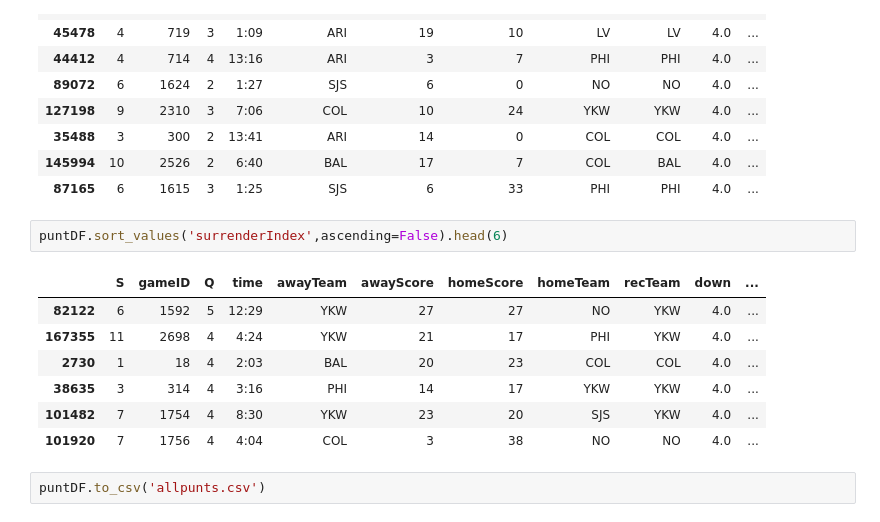
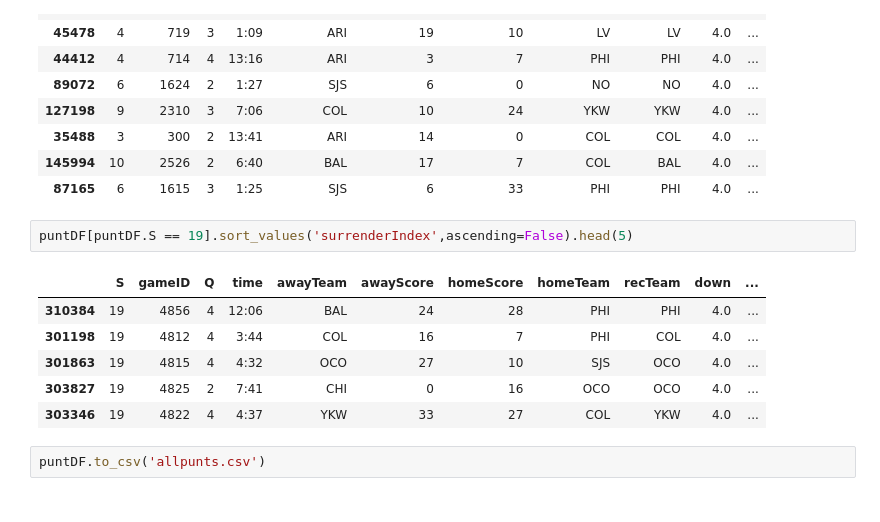
Before and after one commit to SimFootballDev/surrender_punt, a Jupyter notebook: surrender.ipynb, the cells around one changed output. Saved outputs shown, nothing was run; the diff lists cells and outputs as text.

```diff
--- a/surrender.ipynb
+++ b/surrender.ipynb
@@ -242,15 +242,14 @@ puntDF[puntDF['result'] == 'Touchback'].sort_values('dist2goal',ascending=False)
 | 145994 | 10 | 2526 | 2 | 6:40 | BAL | 17 | 7 | COL | BAL | 4.0 | ... |
 | 87165 | 6 | 1615 | 3 | 1:25 | SJS | 6 | 33 | PHI | PHI | 4.0 | ... |
 # %%
-puntDF.sort_values('surrenderIndex',ascending=False).head(6)
+puntDF[puntDF.S == 19].sort_values('surrenderIndex',ascending=False).head(5)
 # %% [output]
 |  | S | gameID | Q | time | awayTeam | awayScore | homeScore | homeTeam | recTeam | down | ... |
-| 82122 | 6 | 1592 | 5 | 12:29 | YKW | 27 | 27 | NO | YKW | 4.0 | ... |
-| 167355 | 11 | 2698 | 4 | 4:24 | YKW | 21 | 17 | PHI | YKW | 4.0 | ... |
-| 2730 | 1 | 18 | 4 | 2:03 | BAL | 20 | 23 | COL | COL | 4.0 | ... |
-| 38635 | 3 | 314 | 4 | 3:16 | PHI | 14 | 17 | YKW | YKW | 4.0 | ... |
-| 101482 | 7 | 1754 | 4 | 8:30 | YKW | 23 | 20 | SJS | YKW | 4.0 | ... |
-| 101920 | 7 | 1756 | 4 | 4:04 | COL | 3 | 38 | NO | NO | 4.0 | ... |
+| 310384 | 19 | 4856 | 4 | 12:06 | BAL | 24 | 28 | PHI | PHI | 4.0 | ... |
+| 301198 | 19 | 4812 | 4 | 3:44 | COL | 16 | 7 | PHI | COL | 4.0 | ... |
+| 301863 | 19 | 4815 | 4 | 4:32 | OCO | 27 | 10 | SJS | OCO | 4.0 | ... |
+| 303827 | 19 | 4825 | 2 | 7:41 | CHI | 0 | 16 | OCO | OCO | 4.0 | ... |
+| 303346 | 19 | 4822 | 4 | 4:37 | YKW | 33 | 27 | COL | YKW | 4.0 | ... |
 # %%
 puntDF.to_csv('allpunts.csv')
 # %%
```
Also changed, not shown: parts of 11 cells of this notebook, 2 other files.
